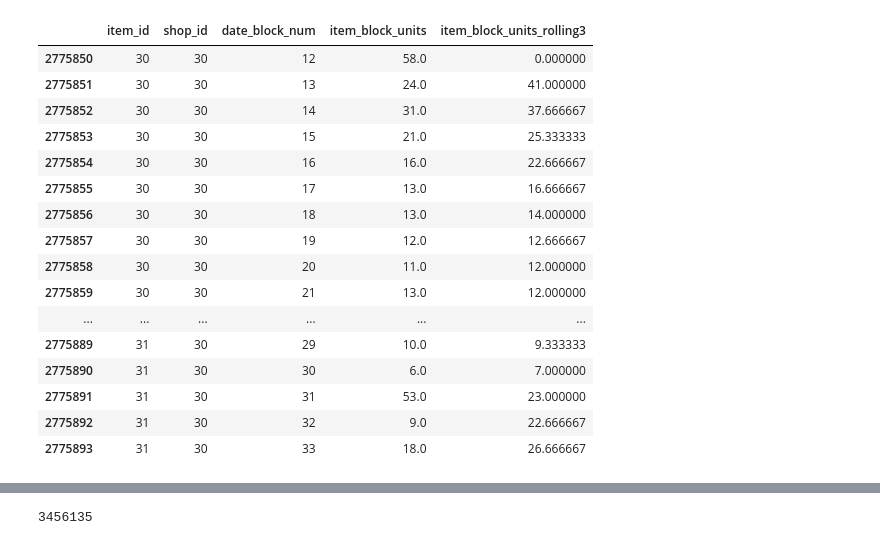
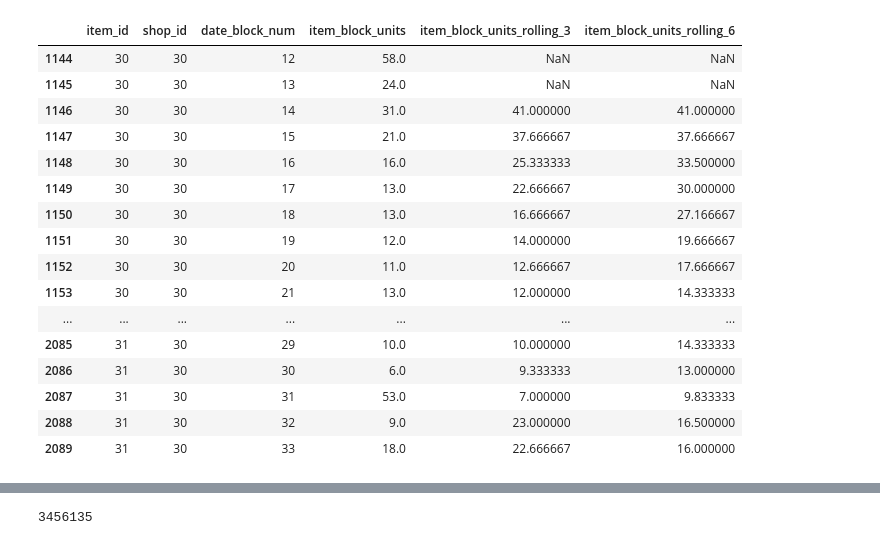
Before and after one commit to stehem/kaggle, a Jupyter notebook: coursera_aml_cds/goddamit3.ipynb, the cells around one changed output, grey strips where cells are left out. Saved outputs shown, nothing was run; the diff lists cells and outputs as text; code cells hidden in the pictures.

```diff
--- a/coursera_aml_cds/goddamit3.ipynb
+++ b/coursera_aml_cds/goddamit3.ipynb
@@ -117,7 +85,0 @@ training.sample(10)
-# %%
-transactions = sales_train
-
-
-transactions = transactions.set_index('item_id').join(items.set_index('item_id'))
-transactions.reset_index(inplace=True)
-transactions = transactions[transactions['year'] != 2013]
@@ -150 +245,16 @@ average_price: 1015.5023073772021
+# %%
+rolls = [3]
+
+for roll in rolls:
+    roll_name = "item_block_units_rolling_%d" % (roll)
+    item_block_units_rolling = training\
+        .sort_values(['item_id','date_block_num'])\
+        .drop_duplicates(['item_id','date_block_num'])\
+        .groupby(['item_id'])\
+        ['item_block_units'].rolling(roll,min_periods=2).mean().reset_index()\
+        .rename(columns={'item_block_units':roll_name})
+
+    item_block_units_rolling['date_block_num'] = item_block_units_rolling['level_1'].map(training['date_block_num'])
+
+    training = training.merge(item_block_units_rolling, on=['item_id', 'date_block_num'], how='left').fillna(0)
 # %%
@@ -160,19 +262,3 @@ transactions_items_blocks.drop_duplicates(['item_id','date_block_num'],inplace=T
-# %%
-items_blocks = transactions_items_blocks[['item_id', 'date_block_num', 'item_block_units']]
-training = training.merge(items_blocks, on=['item_id', 'date_block_num'], how='left').fillna(0)
-# %%
-item_block_units_rolling3 = training\
-        .sort_values(['item_id','date_block_num'])\
-        .drop_duplicates(['item_id','date_block_num'])\
-        .groupby(['item_id'])\
-        ['item_block_units'].rolling(3,min_periods=2).mean().reset_index()\
-        .rename(columns={'item_block_units':'item_block_units_rolling3'})
-
-item_block_units_rolling3['date_block_num'] = item_block_units_rolling3['level_1'].map(training['date_block_num'])
-
-
-
-training = training.merge(item_block_units_rolling3, on=['item_id', 'date_block_num'], how='left').fillna(0)
 # %%
 #SHOP
 
@@ -206,25 +333,27 @@ training['me_composite'] =  training['item_me'].clip(1, None)  * training['shop_
 # %%
 training[(training['item_id'].isin([30,31])) & (training['shop_id'] == 30)]\
         .sort_values(['item_id','date_block_num'])[['item_id','shop_id',\
-                                                    'date_block_num','item_block_units', 'item_block_units_rolling3']]
+                                                    'date_block_num','item_block_units',\
+                                                    'item_block_units_rolling_3', 'item_block_units_rolling_6']]
+                                                    #'item_block_units_rolling_6']]
 # %% [output]
-|  | item_id | shop_id | date_block_num | item_block_units | item_block_units_rolling3 |
-| 2775850 | 30 | 30 | 12 | 58.0 | 0.000000 |
-| 2775851 | 30 | 30 | 13 | 24.0 | 41.000000 |
-| 2775852 | 30 | 30 | 14 | 31.0 | 37.666667 |
-| 2775853 | 30 | 30 | 15 | 21.0 | 25.333333 |
-| 2775854 | 30 | 30 | 16 | 16.0 | 22.666667 |
-| 2775855 | 30 | 30 | 17 | 13.0 | 16.666667 |
-| 2775856 | 30 | 30 | 18 | 13.0 | 14.000000 |
-| 2775857 | 30 | 30 | 19 | 12.0 | 12.666667 |
-| 2775858 | 30 | 30 | 20 | 11.0 | 12.000000 |
-| 2775859 | 30 | 30 | 21 | 13.0 | 12.000000 |
-| ... | ... | ... | ... | ... | ... |
-| 2775889 | 31 | 30 | 29 | 10.0 | 9.333333 |
-| 2775890 | 31 | 30 | 30 | 6.0 | 7.000000 |
-| 2775891 | 31 | 30 | 31 | 53.0 | 23.000000 |
-| 2775892 | 31 | 30 | 32 | 9.0 | 22.666667 |
-| 2775893 | 31 | 30 | 33 | 18.0 | 26.666667 |
+|  | item_id | shop_id | date_block_num | item_block_units | item_block_units_rolling_3 | item_block_units_rolling_6 |
+| 1144 | 30 | 30 | 12 | 58.0 | NaN | NaN |
+| 1145 | 30 | 30 | 13 | 24.0 | NaN | NaN |
+| 1146 | 30 | 30 | 14 | 31.0 | 41.000000 | 41.000000 |
+| 1147 | 30 | 30 | 15 | 21.0 | 37.666667 | 37.666667 |
+| 1148 | 30 | 30 | 16 | 16.0 | 25.333333 | 33.500000 |
+| 1149 | 30 | 30 | 17 | 13.0 | 22.666667 | 30.000000 |
+| 1150 | 30 | 30 | 18 | 13.0 | 16.666667 | 27.166667 |
+| 1151 | 30 | 30 | 19 | 12.0 | 14.000000 | 19.666667 |
+| 1152 | 30 | 30 | 20 | 11.0 | 12.666667 | 17.666667 |
+| 1153 | 30 | 30 | 21 | 13.0 | 12.000000 | 14.333333 |
+| ... | ... | ... | ... | ... | ... | ... |
+| 2085 | 31 | 30 | 29 | 10.0 | 10.000000 | 14.333333 |
+| 2086 | 31 | 30 | 30 | 6.0 | 9.333333 | 13.000000 |
+| 2087 | 31 | 30 | 31 | 53.0 | 7.000000 | 9.833333 |
+| 2088 | 31 | 30 | 32 | 9.0 | 23.000000 | 16.500000 |
+| 2089 | 31 | 30 | 33 | 18.0 | 22.666667 | 16.000000 |
 # %%
 training[(training['item_id'].isin([30])) & (training['shop_id'].isin([30,31]))]\
         .sort_values(['shop_id','date_block_num'])[['item_id','shop_id',\
```
Also changed, not shown: parts of 30 cells of this notebook.
